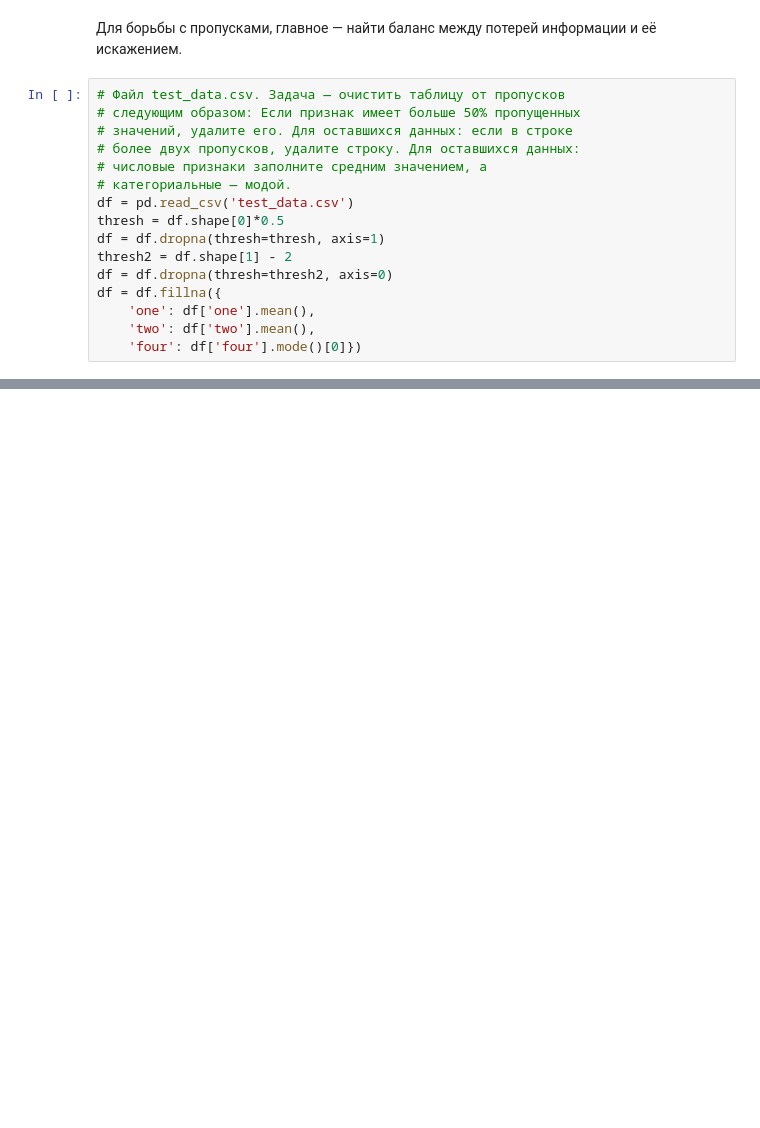
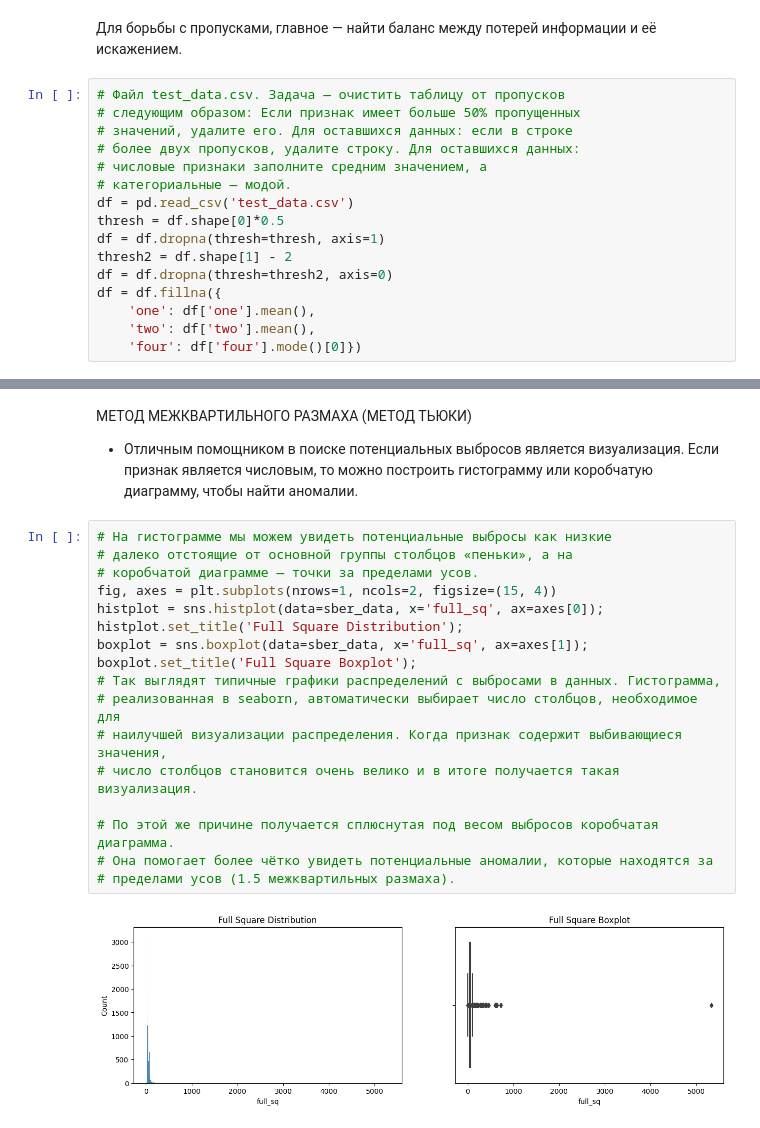
Before and after one commit to xsomxsomx/DST-1024, a Jupyter notebook: Skillfactory/PYTHON-14. Очистка данных/Theory.ipynb, the cells around one changed output, grey strips where cells are left out. Cells and saved outputs as stored; diff of their text form; blank space fills up the shorter version.

```diff
--- a/Skillfactory/PYTHON-14. Очистка данных/Theory.ipynb
+++ b/Skillfactory/PYTHON-14. Очистка данных/Theory.ipynb
@@ -423,0 +493,22 @@ df = df.fillna({
+# %% [markdown]
+МЕТОД МЕЖКВАРТИЛЬНОГО РАЗМАХА (МЕТОД ТЬЮКИ)
+- Отличным помощником в поиске потенциальных выбросов является визуализация. Если признак является числовым, то можно построить гистограмму или коробчатую диаграмму, чтобы найти аномалии.
+# %%
+# На гистограмме мы можем увидеть потенциальные выбросы как низкие
+# далеко отстоящие от основной группы столбцов «пеньки», а на
+# коробчатой диаграмме — точки за пределами усов.
+fig, axes = plt.subplots(nrows=1, ncols=2, figsize=(15, 4))
+histplot = sns.histplot(data=sber_data, x='full_sq', ax=axes[0]);
+histplot.set_title('Full Square Distribution');
+boxplot = sns.boxplot(data=sber_data, x='full_sq', ax=axes[1]);
+boxplot.set_title('Full Square Boxplot');
+# Так выглядят типичные графики распределений с выбросами в данных. Гистограмма,
+# реализованная в seaborn, автоматически выбирает число столбцов, необходимое для
+# наилучшей визуализации распределения. Когда признак содержит выбивающиеся значения,
+# число столбцов становится очень велико и в итоге получается такая визуализация.
+
+# По этой же причине получается сплюснутая под весом выбросов коробчатая диаграмма.
+# Она помогает более чётко увидеть потенциальные аномалии, которые находятся за
+# пределами усов (1.5 межквартильных размаха).
+# %% [output]
+[figure, added]
```
Also changed, not shown: parts of 13 cells of this notebook.
